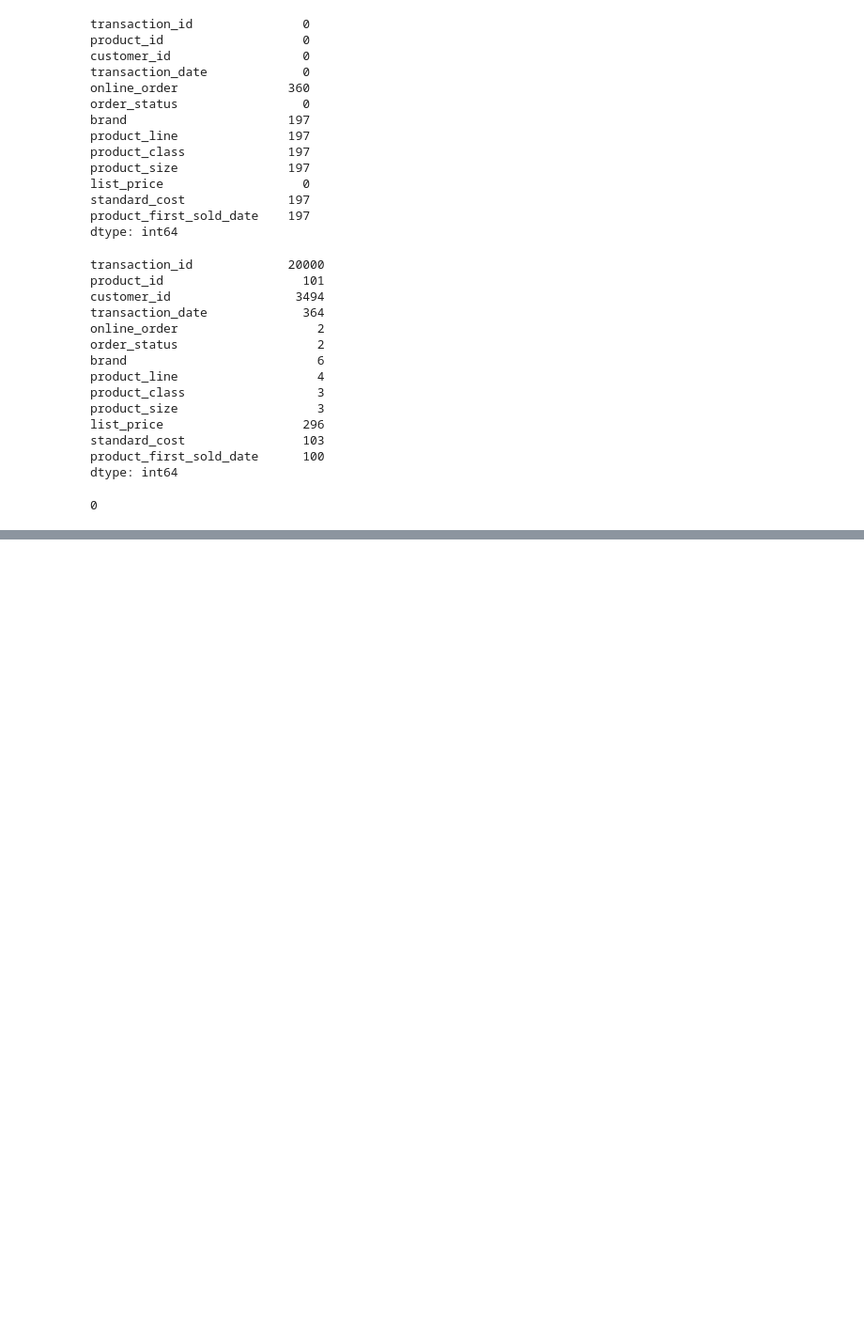
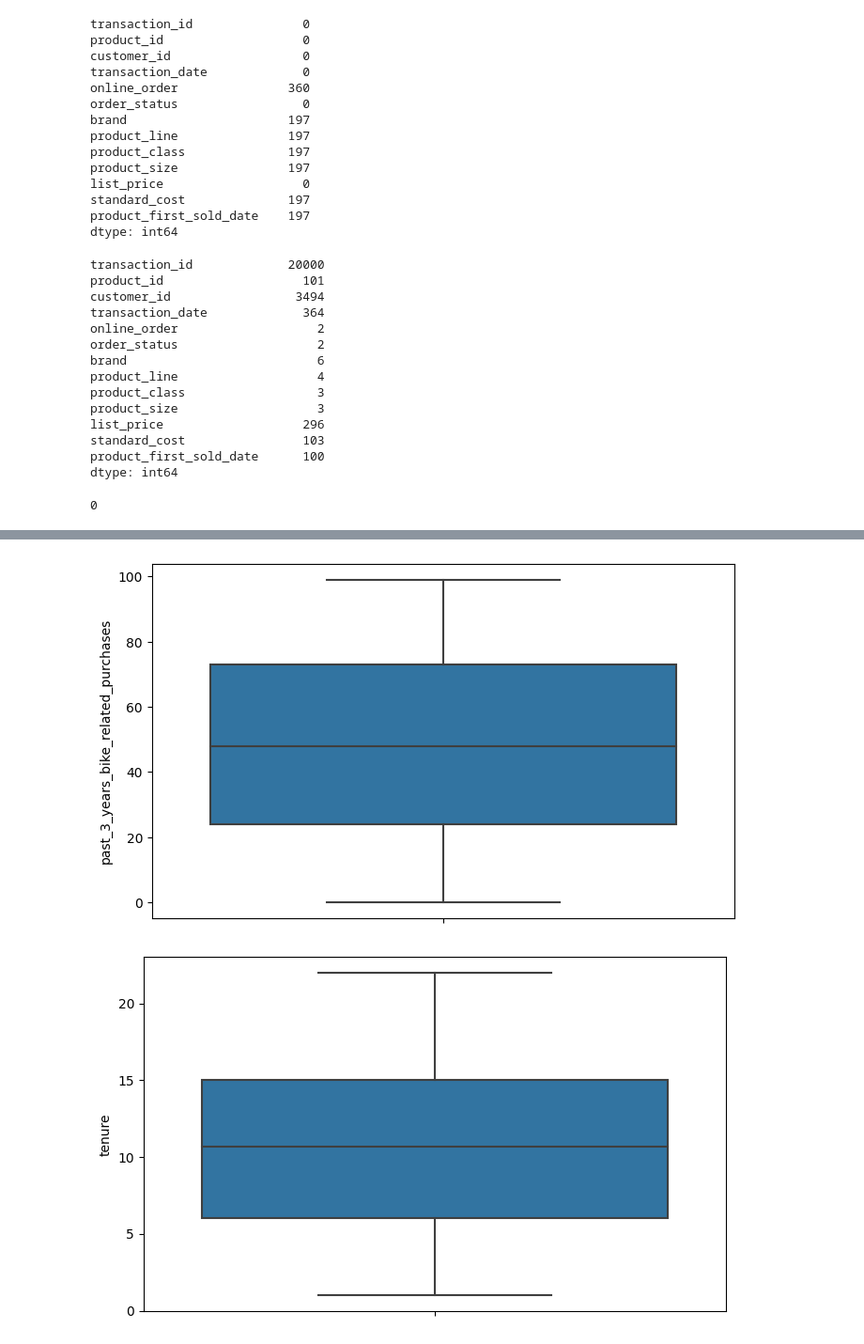
Before and after one commit to vithika-karan/KPMG-Virtual-Internship, a Jupyter notebook: KPMG_Data_Analytics_Virtual_Experience_Program.ipynb, the cells around one changed output, grey strips where cells are left out. Shown at 94% size. Saved outputs shown, nothing was run; the diff lists cells and outputs as text; code cells hidden in the pictures; blank space fills up the shorter version.

```diff
--- a/KPMG_Data_Analytics_Virtual_Experience_Program.ipynb
+++ b/KPMG_Data_Analytics_Virtual_Experience_Program.ipynb
@@ -550,0 +753,11 @@ df_transactions['product_first_sold_date'] = df_transactions['product_first_sold
+# %%
+def boxplots(num_list):
+  for elem in num_list:
+    plt.rcParams.update({'figure.figsize':(8,5),'figure.dpi':100})
+    sns.boxplot(y = customer_data[elem])
+    plt.show()
+
+boxplots(numerical_variables)
+# %% [output]
+[figure, added]
+[figure, added]
```
Also changed, not shown: parts of 70 cells of this notebook.
